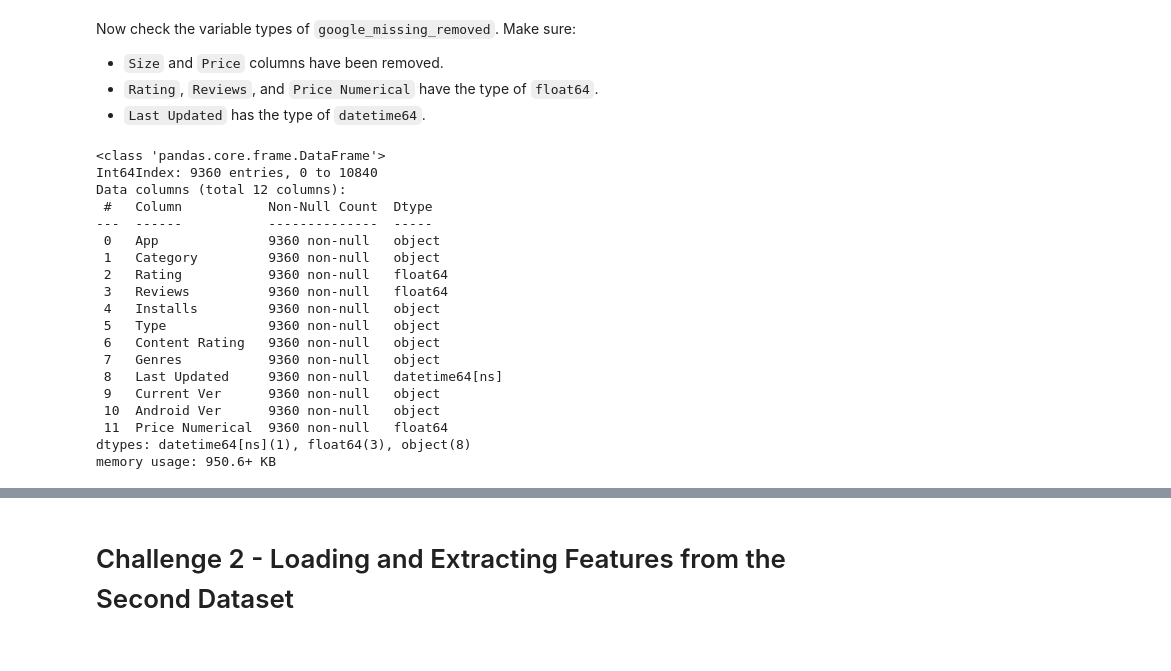
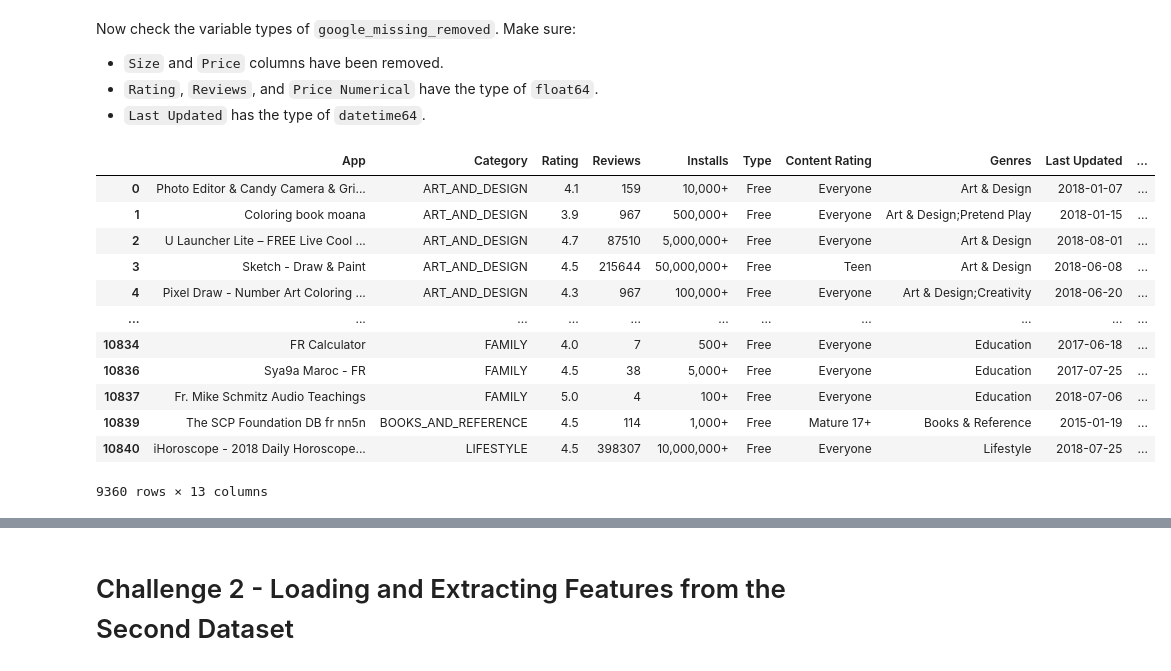
Before and after one commit to ta-data-remote/lab-supervised-learning-feature-extraction, a Jupyter notebook: your-code/notebooks/main.ipynb, the cells around one changed output, grey strips where cells are left out. Drawn from its saved outputs; the diff is of its cells as text; code cells hidden in the pictures.

```diff
--- a/your-code/notebooks/main.ipynb
+++ b/your-code/notebooks/main.ipynb
@@ -271,3 +361,4 @@ We will achieve our goal in three steps. Follow the instructions of each step be
 **Finally, drop the original `Price` column.**
 # %%
 # Your code here:
+google_missing_removed["Price"] = google_missing_removed.drop(["Price"], axis='columns', inplace=True)
@@ -279,23 +380,18 @@ Now check the variable types of `google_missing_removed`. Make sure:
 * `Last Updated` has the type of `datetime64`.
 # %%
 # Your code here
+google_missing_removed
 # %% [output]
+|  | App | Category | Rating | Reviews | Installs | Type | Content Rating | Genres | Last Updated | ... |
+| 0 | Photo Editor & Candy Camera & Gri... | ART_AND_DESIGN | 4.1 | 159 | 10,000+ | Free | Everyone | Art & Design | 2018-01-07 | ... |
+| 1 | Coloring book moana | ART_AND_DESIGN | 3.9 | 967 | 500,000+ | Free | Everyone | Art & Design;Pretend Play | 2018-01-15 | ... |
+| 2 | U Launcher Lite – FREE Live Cool ... | ART_AND_DESIGN | 4.7 | 87510 | 5,000,000+ | Free | Everyone | Art & Design | 2018-08-01 | ... |
+| 3 | Sketch - Draw & Paint | ART_AND_DESIGN | 4.5 | 215644 | 50,000,000+ | Free | Teen | Art & Design | 2018-06-08 | ... |
+| 4 | Pixel Draw - Number Art Coloring ... | ART_AND_DESIGN | 4.3 | 967 | 100,000+ | Free | Everyone | Art & Design;Creativity | 2018-06-20 | ... |
+| ... | ... | ... | ... | ... | ... | ... | ... | ... | ... | ... |
+| 10834 | FR Calculator | FAMILY | 4.0 | 7 | 500+ | Free | Everyone | Education | 2017-06-18 | ... |
+| 10836 | Sya9a Maroc - FR | FAMILY | 4.5 | 38 | 5,000+ | Free | Everyone | Education | 2017-07-25 | ... |
+| 10837 | Fr. Mike Schmitz Audio Teachings | FAMILY | 5.0 | 4 | 100+ | Free | Everyone | Education | 2018-07-06 | ... |
+| 10839 | The SCP Foundation DB fr nn5n | BOOKS_AND_REFERENCE | 4.5 | 114 | 1,000+ | Free | Mature 17+ | Books & Reference | 2015-01-19 | ... |
+| 10840 | iHoroscope - 2018 Daily Horoscope... | LIFESTYLE | 4.5 | 398307 | 10,000,000+ | Free | Everyone | Lifestyle | 2018-07-25 | ... |
-<class 'pandas.core.frame.DataFrame'>
-Int64Index: 9360 entries, 0 to 10840
-Data columns (total 12 columns):
- #   Column           Non-Null Count  Dtype
----  ------           --------------  -----
- 0   App              9360 non-null   object
- 1   Category         9360 non-null   object
- 2   Rating           9360 non-null   float64
- 3   Reviews          9360 non-null   float64
- 4   Installs         9360 non-null   object
- 5   Type             9360 non-null   object
- 6   Content Rating   9360 non-null   object
- 7   Genres           9360 non-null   object
- 8   Last Updated     9360 non-null   datetime64[ns]
- 9   Current Ver      9360 non-null   object
- 10  Android Ver      9360 non-null   object
- 11  Price Numerical  9360 non-null   float64
-dtypes: datetime64[ns](1), float64(3), object(8)
-memory usage: 950.6+ KB
+9360 rows × 13 columns
```
Also changed, not shown: parts of 55 cells of this notebook.
